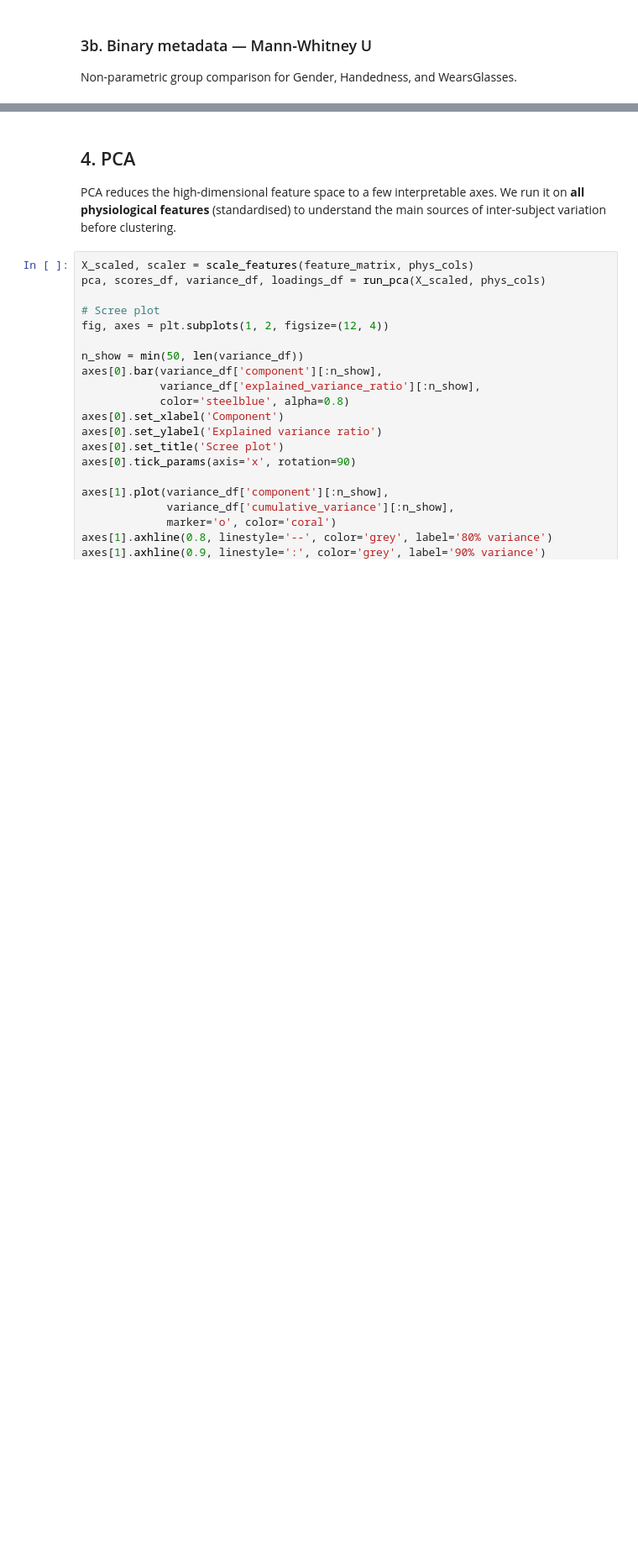
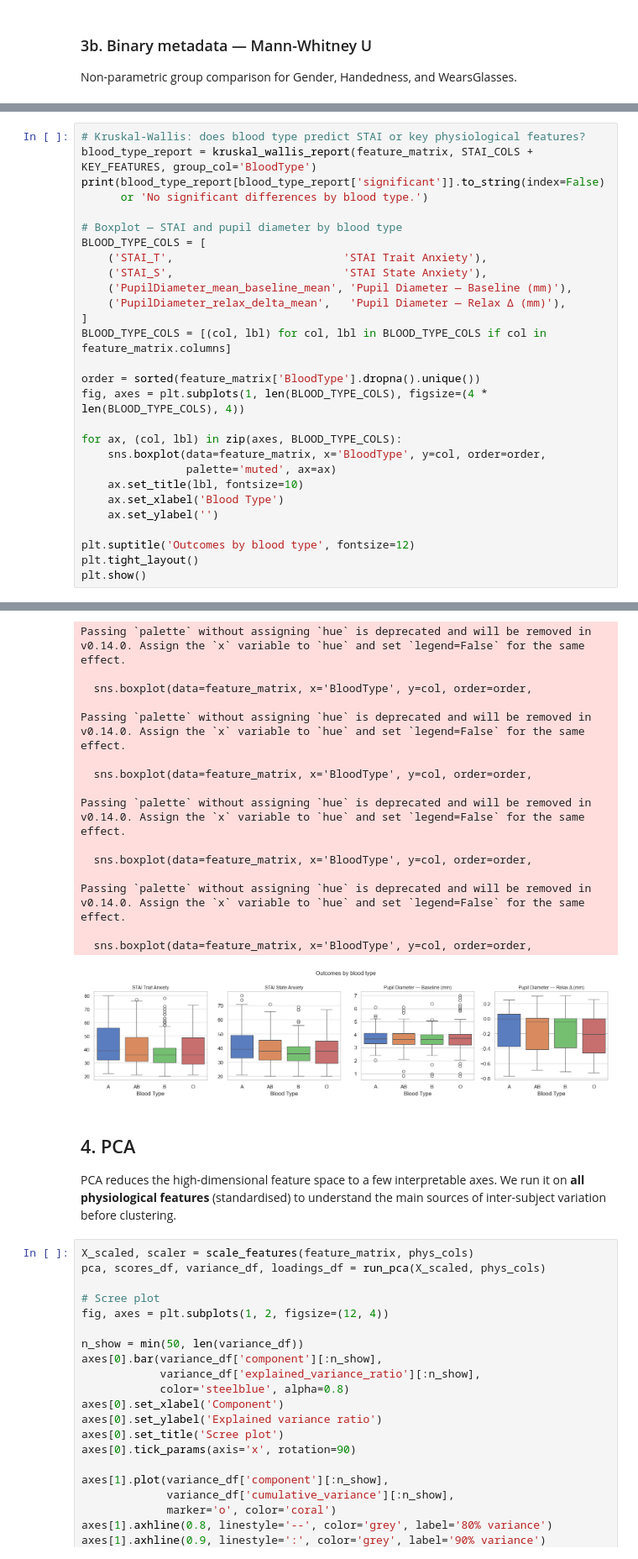
Before and after one commit to Arderiu/mindmetrix_assignment, a Jupyter notebook: analysis.ipynb, the cells around one changed output, grey strips where cells are left out. Shown at 84% size. Saved outputs shown, nothing was run; the diff lists cells and outputs as text; blank space fills up the shorter version.

```diff
--- a/analysis.ipynb
+++ b/analysis.ipynb
@@ -291,0 +314,29 @@ hr_valid_ratio_baseline_mean        0        1     0.999     0.999    0.020
+# %%
+# Kruskal-Wallis: does blood type predict STAI or key physiological features?
+blood_type_report = kruskal_wallis_report(feature_matrix, STAI_COLS + KEY_FEATURES, group_col='BloodType')
+print(blood_type_report[blood_type_report['significant']].to_string(index=False)
+      or 'No significant differences by blood type.')
+
+# Boxplot — STAI and pupil diameter by blood type
+BLOOD_TYPE_COLS = [
+    ('STAI_T',                          'STAI Trait Anxiety'),
+    ('STAI_S',                          'STAI State Anxiety'),
+    ('PupilDiameter_mean_baseline_mean', 'Pupil Diameter — Baseline (mm)'),
+    ('PupilDiameter_relax_delta_mean',   'Pupil Diameter — Relax Δ (mm)'),
+]
+BLOOD_TYPE_COLS = [(col, lbl) for col, lbl in BLOOD_TYPE_COLS if col in feature_matrix.columns]
+
+order = sorted(feature_matrix['BloodType'].dropna().unique())
+fig, axes = plt.subplots(1, len(BLOOD_TYPE_COLS), figsize=(4 * len(BLOOD_TYPE_COLS), 4))
+
+for ax, (col, lbl) in zip(axes, BLOOD_TYPE_COLS):
+    sns.boxplot(data=feature_matrix, x='BloodType', y=col, order=order,
+                palette='muted', ax=ax)
+    ax.set_title(lbl, fontsize=10)
+    ax.set_xlabel('Blood Type')
+    ax.set_ylabel('')
+
+plt.suptitle('Outcomes by blood type', fontsize=12)
+plt.tight_layout()
+plt.show()
+# %% [output]
@@ -292,3 +347,19 @@ hr_valid_ratio_baseline_mean        0        1     0.999     0.999    0.020
+Passing `palette` without assigning `hue` is deprecated and will be removed in v0.14.0. Assign the `x` variable to `hue` and set `legend=False` for the same effect.
+
+  sns.boxplot(data=feature_matrix, x='BloodType', y=col, order=order,
+
+Passing `palette` without assigning `hue` is deprecated and will be removed in v0.14.0. Assign the `x` variable to `hue` and set `legend=False` for the same effect.
+
+  sns.boxplot(data=feature_matrix, x='BloodType', y=col, order=order,
+
+Passing `palette` without assigning `hue` is deprecated and will be removed in v0.14.0. Assign the `x` variable to `hue` and set `legend=False` for the same effect.
+
+  sns.boxplot(data=feature_matrix, x='BloodType', y=col, order=order,
+
+Passing `palette` without assigning `hue` is deprecated and will be removed in v0.14.0. Assign the `x` variable to `hue` and set `legend=False` for the same effect.
+
+  sns.boxplot(data=feature_matrix, x='BloodType', y=col, order=order,
+[figure, added]
 # %% [markdown]
 ## 4. PCA
 
```
Also changed, not shown: parts of 17 cells of this notebook, 3 other files.
